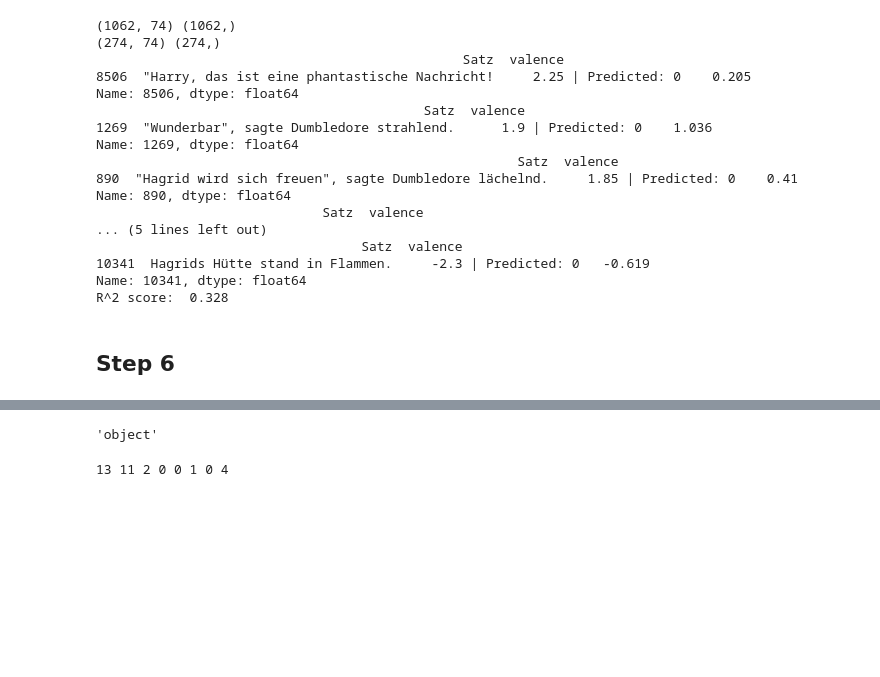
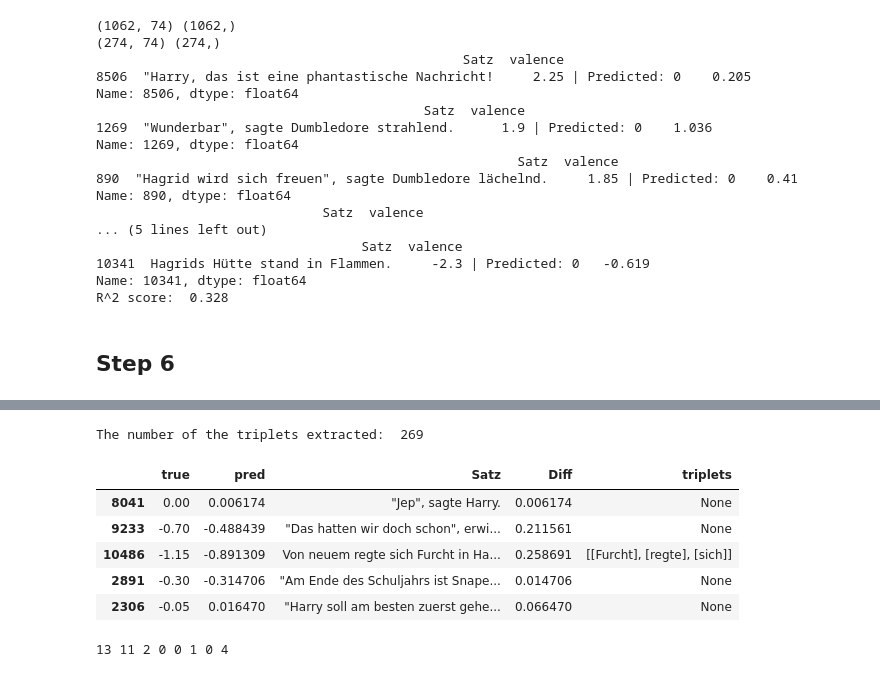
Before and after one commit to Einnmann/Unsupervised-and-supervised-approaches-to-aspect-based-sentiment-analysis-in-German, a Jupyter notebook: sentiart_bert.ipynb, the cells around one changed output, grey strips where cells are left out. Saved outputs shown, nothing was run; the diff lists cells and outputs as text; code cells hidden in the pictures; blank space fills up the shorter version.

```diff
--- a/sentiart_bert.ipynb
+++ b/sentiart_bert.ipynb
@@ -1321,6 +1160,2 @@ spacy.explain('csubj')
-# %%
-spacy.explain('obj')
-# %% [output]
-'object'
 # %%
 nlp = spacy.load("de_core_news_lg")
@@ -1330,10 +1162,31 @@ r = [apply_weights_on_preds(w1, w2, w3) for w1 in tqdm(np.arange(-2, 2, .1)) for
+# %%
+data_char['triplets'] = 'None'
+for i in data_char.T.columns:
+    p = subject_verb_object_triples(nlp(data_char.loc[i, 'Satz']))
+    for k in p:
+        data_char.loc[i, 'triplets'] = str(list(k[:]))
+
+data_char['triplets'][data_char['triplets']!='None'] = data_char[data_char['triplets']!='None']['triplets'].str.translate\
+    ({ ord(c): None for c in "[]" }).str.split(', ')
+print('The number of the triplets extracted: ', data_char['triplets'].replace('None', np.nan).notna().sum())
+# %% [output]
+The number of the triplets extracted:  269
 # %%
-diff, _, _, _ = apply_weights_on_preds(-0.2, 2, 0)
+diff = dif.copy()
 diff['triplets'] = 'None'
 for i in diff.T.columns:
     p = subject_verb_object_triples(nlp(diff.loc[i, 'Satz']))
     for k in p:
         diff.loc[i, 'triplets'] = str(list(k[:]))
+# %%
+diff.head()
+# %% [output]
+|  | true | pred | Satz | Diff | triplets |
+| 8041 | 0.00 | 0.006174 | "Jep", sagte Harry. | 0.006174 | None |
+| 9233 | -0.70 | -0.488439 | "Das hatten wir doch schon", erwi... | 0.211561 | None |
+| 10486 | -1.15 | -0.891309 | Von neuem regte sich Furcht in Ha... | 0.258691 | [[Furcht], [regte], [sich]] |
+| 2891 | -0.30 | -0.314706 | "Am Ende des Schuljahrs ist Snape... | 0.014706 | None |
+| 2306 | -0.05 | 0.016470 | "Harry soll am besten zuerst gehe... | 0.066470 | None |
 # %%
 
 
```
Also changed, not shown: parts of 26 cells of this notebook, 1 other file.
